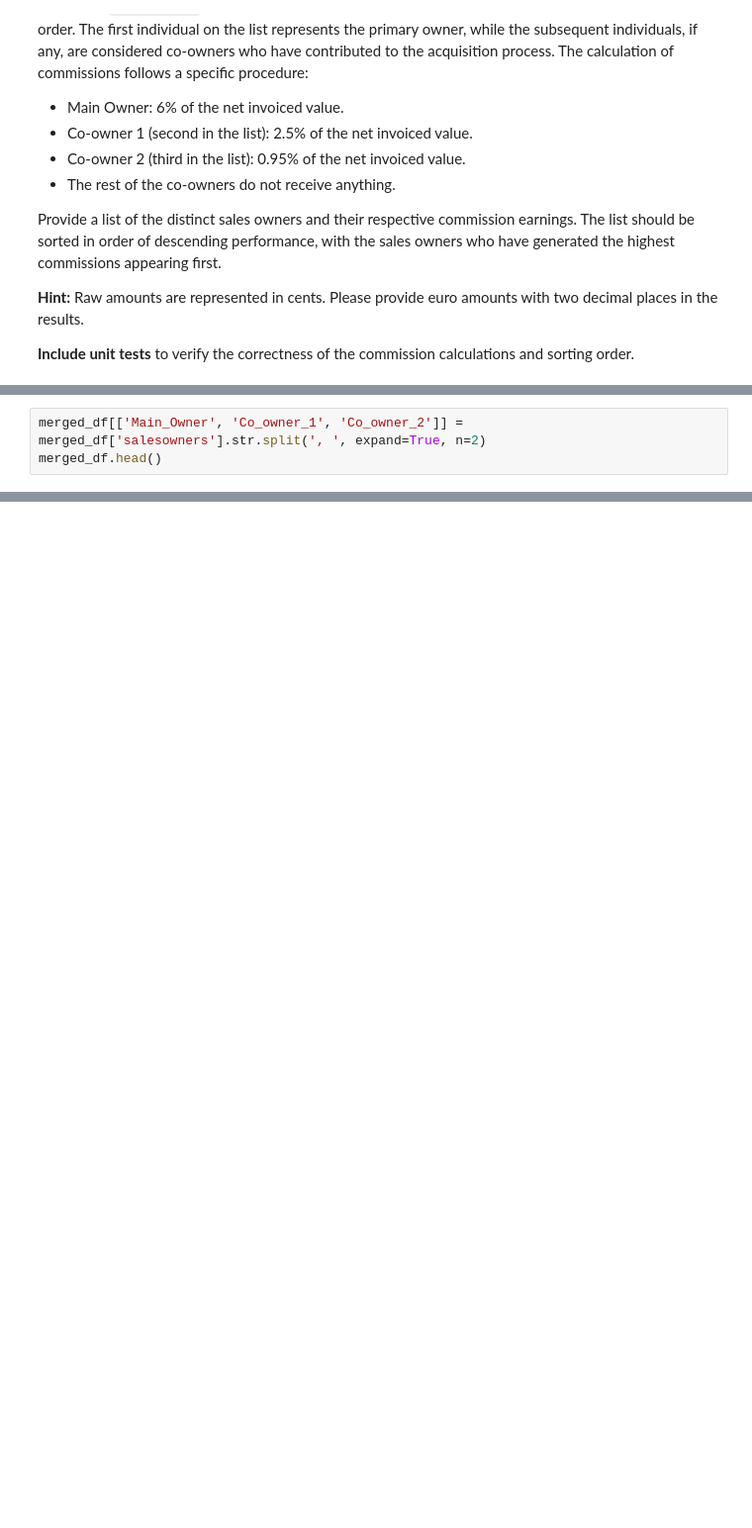
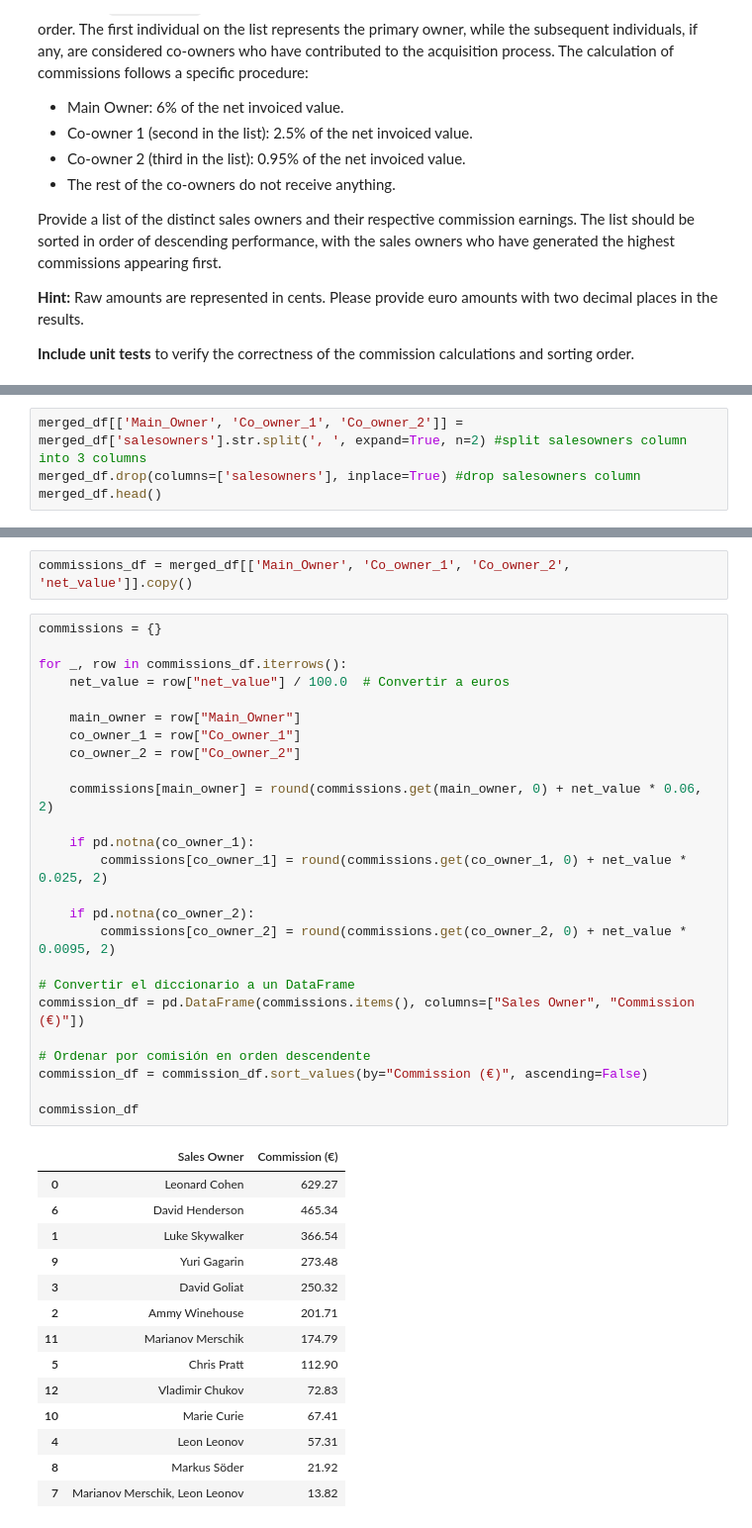
Before and after one commit to StephiKR/IFCO-TEST, a Jupyter notebook: stefaniekobsar_test.ipynb, the cells around one changed output, grey strips where cells are left out. Shown at 99% size. Cells and saved outputs as stored; diff of their text form; blank space fills up the shorter version.

```diff
--- a/stefaniekobsar_test.ipynb
+++ b/stefaniekobsar_test.ipynb
@@ -209,4 +195,5 @@ merged_df.head()
 # %%
-merged_df[['Main_Owner', 'Co_owner_1', 'Co_owner_2']] = merged_df['salesowners'].str.split(', ', expand=True, n=2)
+merged_df[['Main_Owner', 'Co_owner_1', 'Co_owner_2']] = merged_df['salesowners'].str.split(', ', expand=True, n=2) #split salesowners column into 3 columns
+merged_df.drop(columns=['salesowners'], inplace=True) #drop salesowners column
 merged_df.head()
 # %% [output]
@@ -271,0 +245,42 @@ merged_df.head()
+# %%
+commissions_df = merged_df[['Main_Owner', 'Co_owner_1', 'Co_owner_2', 'net_value']].copy()
+# %%
+commissions = {}
+
+for _, row in commissions_df.iterrows():
+    net_value = row["net_value"] / 100.0  # Convertir a euros
+
+    main_owner = row["Main_Owner"]
+    co_owner_1 = row["Co_owner_1"]
+    co_owner_2 = row["Co_owner_2"]
+
+    commissions[main_owner] = round(commissions.get(main_owner, 0) + net_value * 0.06, 2)
+
+    if pd.notna(co_owner_1):
+        commissions[co_owner_1] = round(commissions.get(co_owner_1, 0) + net_value * 0.025, 2)
+
+    if pd.notna(co_owner_2):
+        commissions[co_owner_2] = round(commissions.get(co_owner_2, 0) + net_value * 0.0095, 2)
+
+# Convertir el diccionario a un DataFrame
+commission_df = pd.DataFrame(commissions.items(), columns=["Sales Owner", "Commission (€)"])
+
+# Ordenar por comisión en orden descendente
+commission_df = commission_df.sort_values(by="Commission (€)", ascending=False)
+
+commission_df
+# %% [output]
+|  | Sales Owner | Commission (€) |
+| 0 | Leonard Cohen | 629.27 |
+| 6 | David Henderson | 465.34 |
+| 1 | Luke Skywalker | 366.54 |
+| 9 | Yuri Gagarin | 273.48 |
+| 3 | David Goliat | 250.32 |
+| 2 | Ammy Winehouse | 201.71 |
+| 11 | Marianov Merschik | 174.79 |
+| 5 | Chris Pratt | 112.90 |
+| 12 | Vladimir Chukov | 72.83 |
+| 10 | Marie Curie | 67.41 |
+| 4 | Leon Leonov | 57.31 |
+| 8 | Markus Söder | 21.92 |
+| 7 | Marianov Merschik, Leon Leonov | 13.82 |
```
Also changed, not shown: parts of 14 cells of this notebook.
